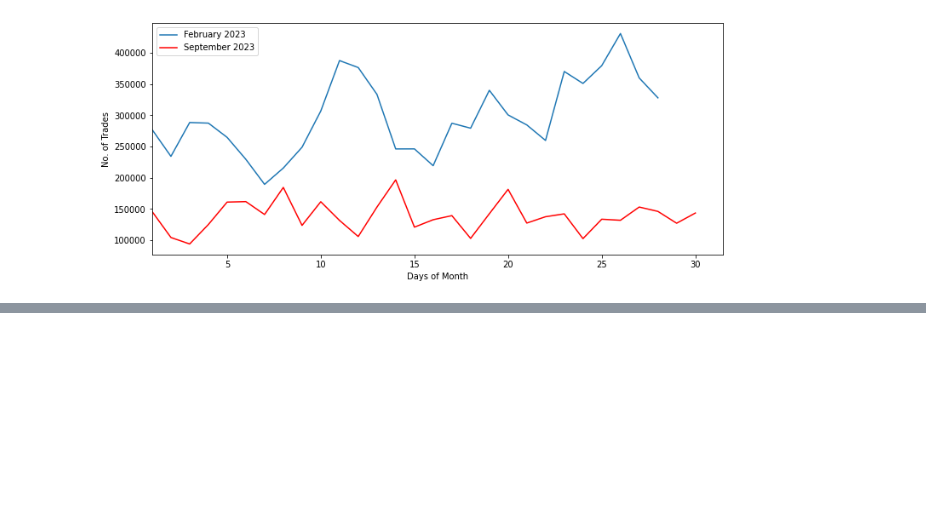
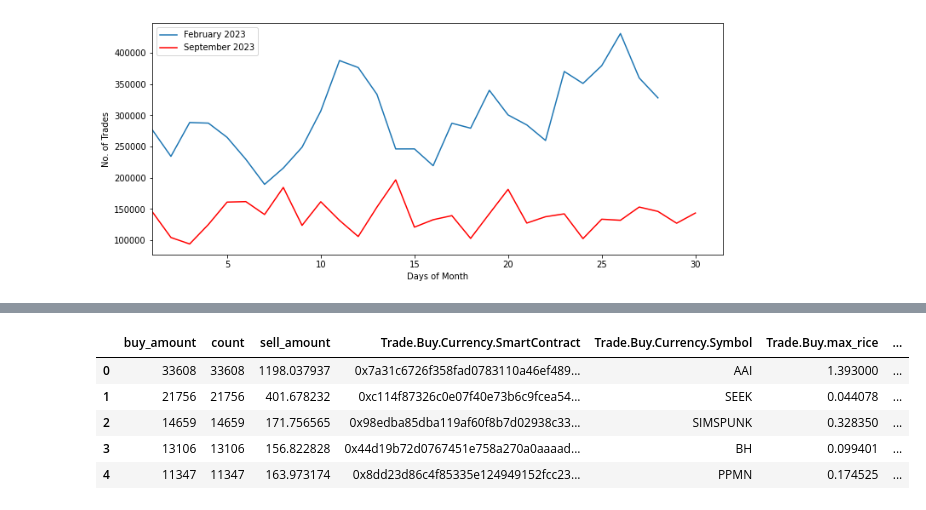
Before and after one commit to volantxs/blockchain-data-visualization, a Jupyter notebook: blockchain_data_driven_marketing.ipynb, the cells around one changed output, grey strips where cells are left out. Saved outputs shown, nothing was run; the diff lists cells and outputs as text; code cells hidden in the pictures; blank space fills up the shorter version.

```diff
--- a/blockchain_data_driven_marketing.ipynb
+++ b/blockchain_data_driven_marketing.ipynb
@@ -357,0 +416,9 @@ plt.show()
+# %%
+top_nft_seaport.head()
+# %% [output]
+|  | buy_amount | count | sell_amount | Trade.Buy.Currency.SmartContract | Trade.Buy.Currency.Symbol | Trade.Buy.max_rice | ... |
+| 0 | 33608 | 33608 | 1198.037937 | 0x7a31c6726f358fad0783110a46ef489... | AAI | 1.393000 | ... |
+| 1 | 21756 | 21756 | 401.678232 | 0xc114f87326c0e07f40e73b6c9fcea54... | SEEK | 0.044078 | ... |
+| 2 | 14659 | 14659 | 171.756565 | 0x98edba85dba119af60f8b7d02938c33... | SIMSPUNK | 0.328350 | ... |
+| 3 | 13106 | 13106 | 156.822828 | 0x44d19b72d0767451e758a270a0aaaad... | BH | 0.099401 | ... |
+| 4 | 11347 | 11347 | 163.973174 | 0x8dd23d86c4f85335e124949152fcc23... | PPMN | 0.174525 | ... |
```
Also changed, not shown: parts of 8 cells of this notebook.
